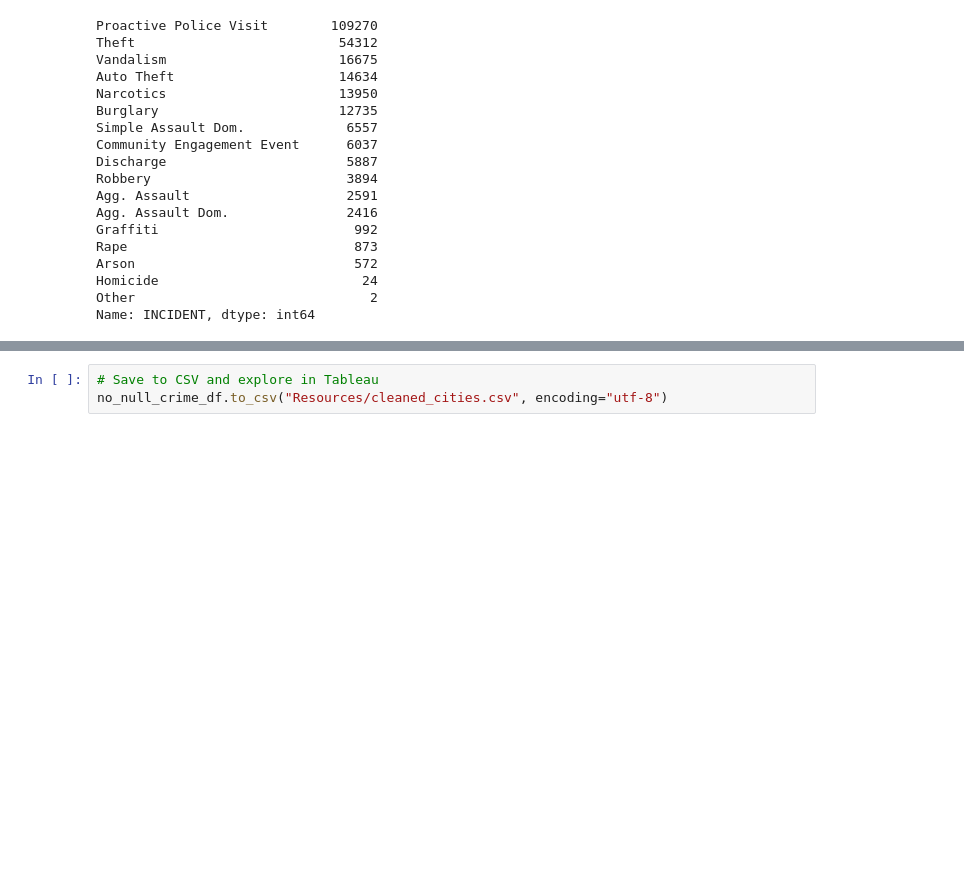
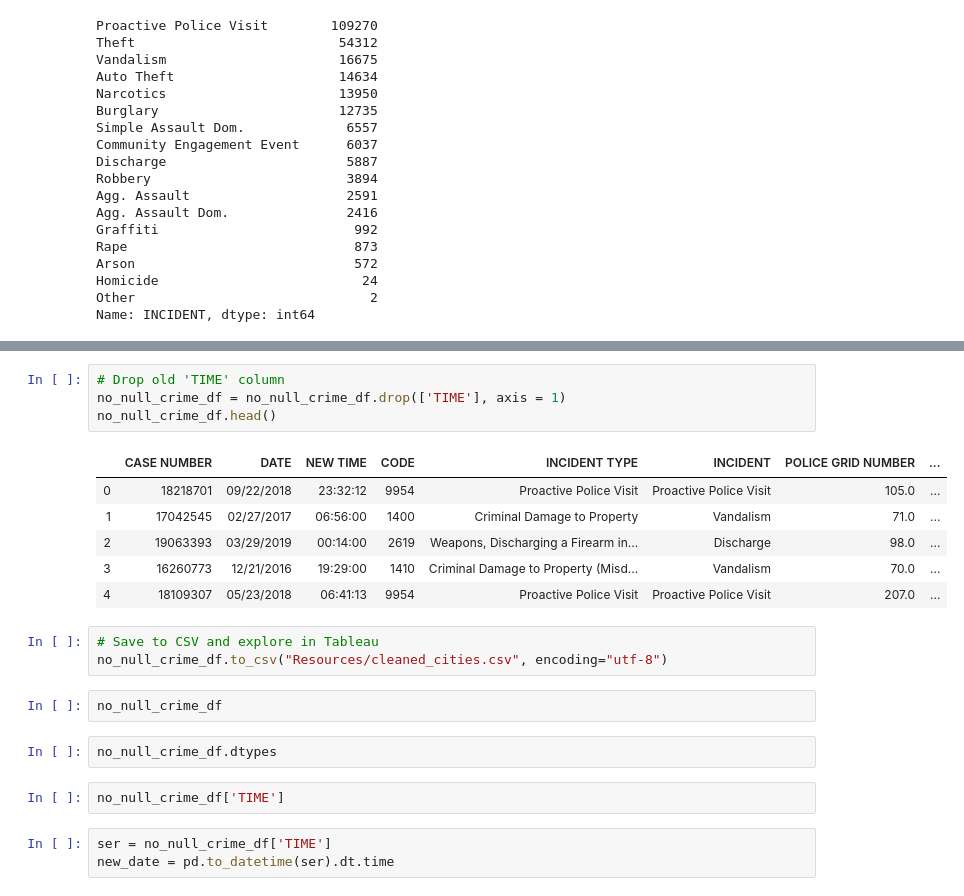
Before and after one commit to VallieTracy/StPaul-Crime-Incidents, a Jupyter notebook: main.ipynb, the cells around one changed output, grey strips where cells are left out. Drawn from its saved outputs; the diff is of its cells as text; blank space fills up the shorter version.

```diff
--- a/main.ipynb
+++ b/main.ipynb
@@ -138,3 +189,23 @@ Name: INCIDENT, dtype: int64
+# %%
+# Drop old 'TIME' column
+no_null_crime_df = no_null_crime_df.drop(['TIME'], axis = 1)
+no_null_crime_df.head()
+# %% [output]
+|  | CASE NUMBER | DATE | NEW TIME | CODE | INCIDENT TYPE | INCIDENT | POLICE GRID NUMBER | ... |
+| 0 | 18218701 | 09/22/2018 | 23:32:12 | 9954 | Proactive Police Visit | Proactive Police Visit | 105.0 | ... |
+| 1 | 17042545 | 02/27/2017 | 06:56:00 | 1400 | Criminal Damage to Property | Vandalism | 71.0 | ... |
+| 2 | 19063393 | 03/29/2019 | 00:14:00 | 2619 | Weapons, Discharging a Firearm in... | Discharge | 98.0 | ... |
+| 3 | 16260773 | 12/21/2016 | 19:29:00 | 1410 | Criminal Damage to Property (Misd... | Vandalism | 70.0 | ... |
+| 4 | 18109307 | 05/23/2018 | 06:41:13 | 9954 | Proactive Police Visit | Proactive Police Visit | 207.0 | ... |
 # %%
 # Save to CSV and explore in Tableau
 no_null_crime_df.to_csv("Resources/cleaned_cities.csv", encoding="utf-8")
+# %%
+no_null_crime_df
+# %%
+no_null_crime_df.dtypes
+# %%
+no_null_crime_df['TIME']
+# %%
+ser = no_null_crime_df['TIME']
+new_date = pd.to_datetime(ser).dt.time
```
Also changed, not shown: parts of 7 cells of this notebook, 1 other file.
